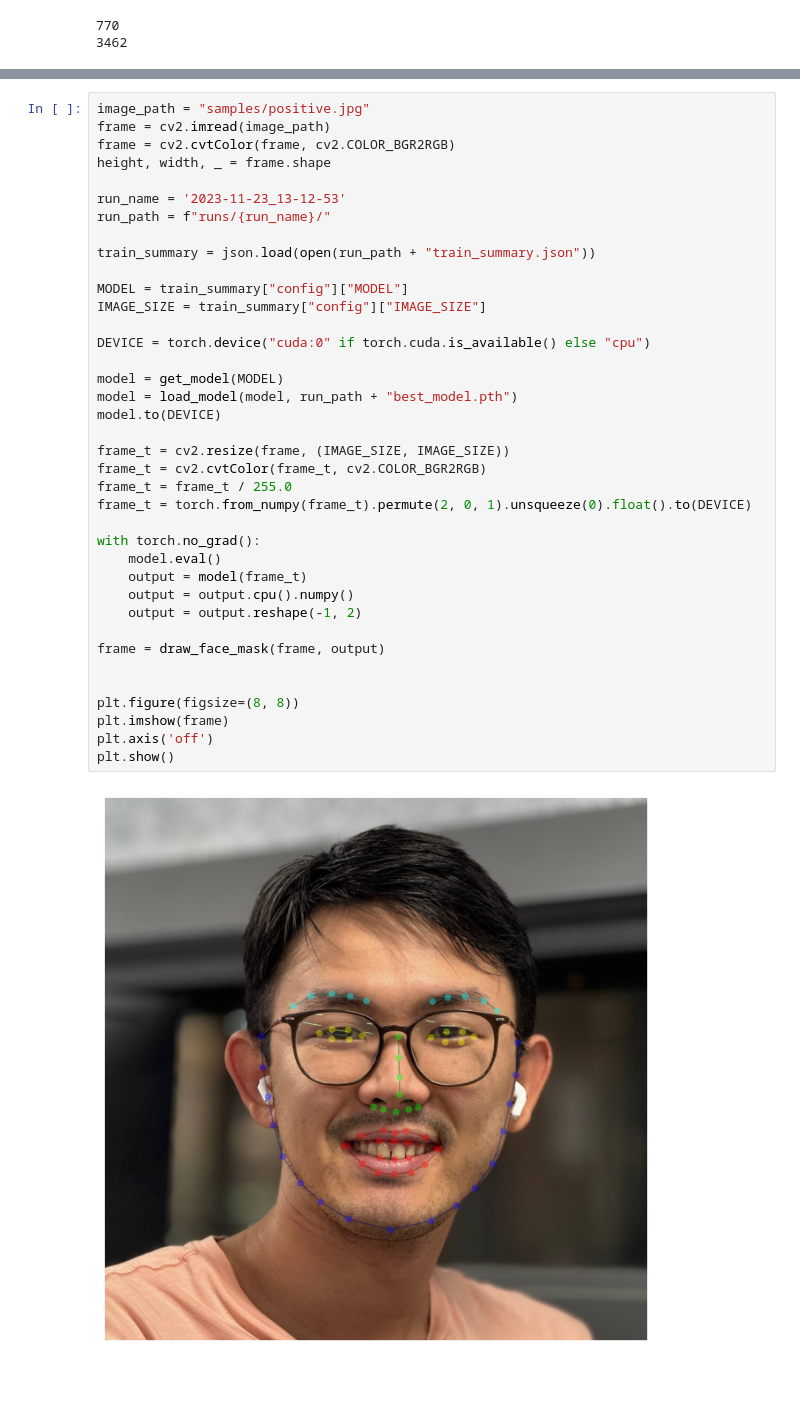
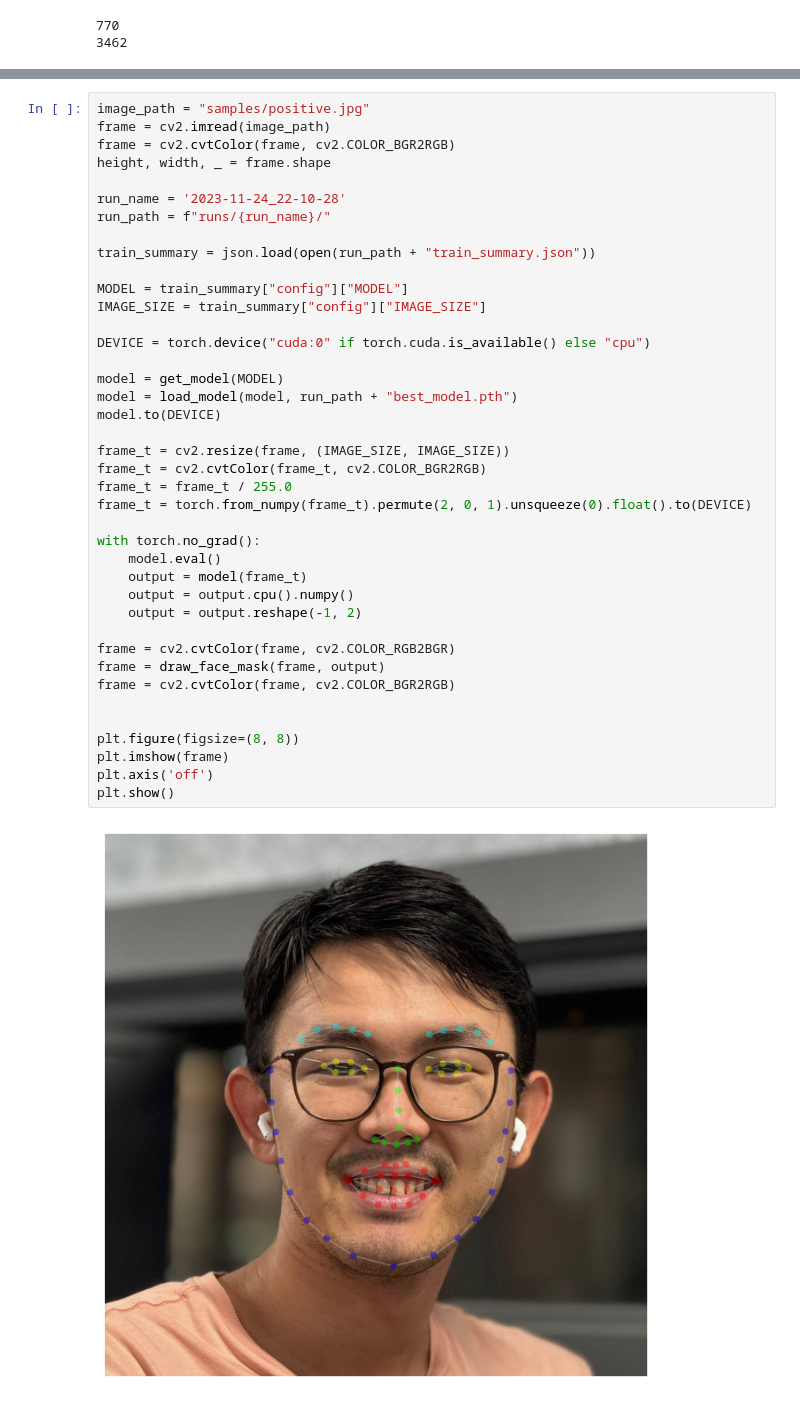
Before and after one commit to rihat99/CV701_Assignemnt_4, a Jupyter notebook: test.ipynb, the cells around one changed output, grey strips where cells are left out. Drawn from its saved outputs; the diff is of its cells as text.

```diff
--- a/test.ipynb
+++ b/test.ipynb
@@ -117,40 +117,42 @@ frame = cv2.imread(image_path)
 frame = cv2.cvtColor(frame, cv2.COLOR_BGR2RGB)
 height, width, _ = frame.shape
 
-run_name = '2023-11-23_13-12-53'
+run_name = '2023-11-24_22-10-28'
 run_path = f"runs/{run_name}/"
 
 train_summary = json.load(open(run_path + "train_summary.json"))
 
 MODEL = train_summary["config"]["MODEL"]
 IMAGE_SIZE = train_summary["config"]["IMAGE_SIZE"]
 
 DEVICE = torch.device("cuda:0" if torch.cuda.is_available() else "cpu")
 
 model = get_model(MODEL)
 model = load_model(model, run_path + "best_model.pth")
 model.to(DEVICE)
 
 frame_t = cv2.resize(frame, (IMAGE_SIZE, IMAGE_SIZE))
 frame_t = cv2.cvtColor(frame_t, cv2.COLOR_BGR2RGB)
 frame_t = frame_t / 255.0
 frame_t = torch.from_numpy(frame_t).permute(2, 0, 1).unsqueeze(0).float().to(DEVICE)
 
 with torch.no_grad():
     model.eval()
     output = model(frame_t)
     output = output.cpu().numpy()
     output = output.reshape(-1, 2)
 
+frame = cv2.cvtColor(frame, cv2.COLOR_RGB2BGR)
 frame = draw_face_mask(frame, output)
+frame = cv2.cvtColor(frame, cv2.COLOR_BGR2RGB)
 
 
 plt.figure(figsize=(8, 8))
 plt.imshow(frame)
 plt.axis('off')
 plt.show()
 # %% [output]
-[figure, old version]
+[figure, new version]
 # %%
 import time
 IMAGE_SIZE = 224
```
Also changed, not shown: parts of 6 cells of this notebook, 5 other files.
